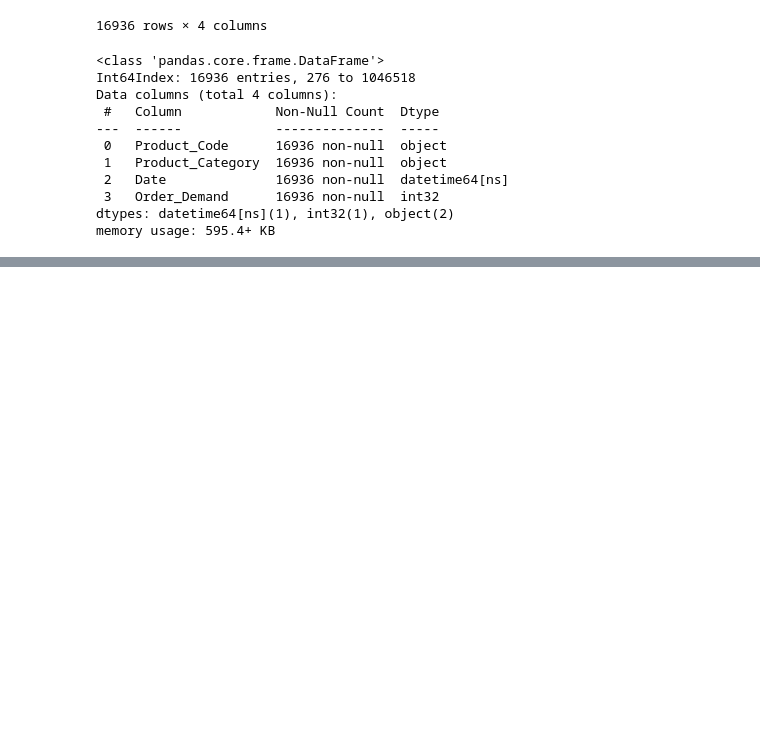
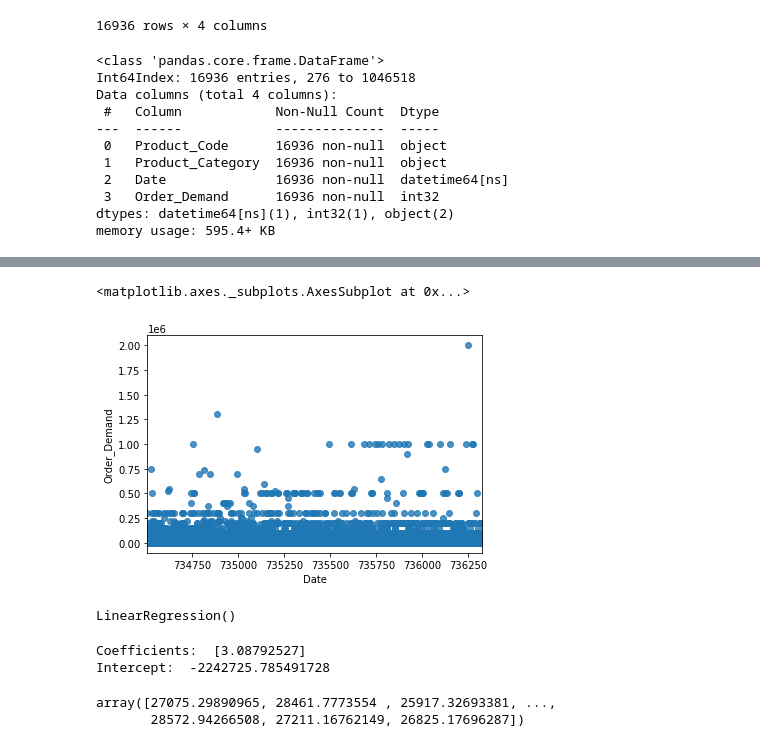
Before and after one commit to EricESeitz/EECS731_Proj5, a Jupyter notebook: notebook/EECS731_Proj5.ipynb, the cells around one changed output, grey strips where cells are left out. Drawn from its saved outputs; the diff is of its cells as text; code cells hidden in the pictures; blank space fills up the shorter version.

```diff
--- a/notebook/EECS731_Proj5.ipynb
+++ b/notebook/EECS731_Proj5.ipynb
@@ -191,0 +229,9 @@ memory usage: 595.4+ KB
+# %%
+import seaborn as sns
+# Regression plot
+sns.regplot('Date', # Horizontal axis
+           'Order_Demand', # Vertical axis
+           data=train_set_copy)
+# %% [output]
+<matplotlib.axes._subplots.AxesSubplot at 0x...>
+[figure, added]
@@ -191,0 +247,21 @@ memory usage: 595.4+ KB
+# %%
+from sklearn.linear_model import LinearRegression
+train_labels = train_set_copy["Order_Demand"]
+lin_reg = LinearRegression()
+
+lin_reg.fit(train_set, train_labels)
+# %% [output]
+LinearRegression()
+# %%
+print("Coefficients: ", lin_reg.coef_)
+print("Intercept: ", lin_reg.intercept_)
+# %% [output]
+Coefficients:  [3.08792527]
+Intercept:  -2242725.785491728
+# %%
+#prediction from an input
+order_pred = lin_reg.predict(test_set)
+order_pred
+# %% [output]
+array([27075.29890965, 28461.7773554 , 25917.32693381, ...,
+       28572.94266508, 27211.16762149, 26825.17696287])
```
Also changed, not shown: parts of 37 cells of this notebook, 3 other files.
